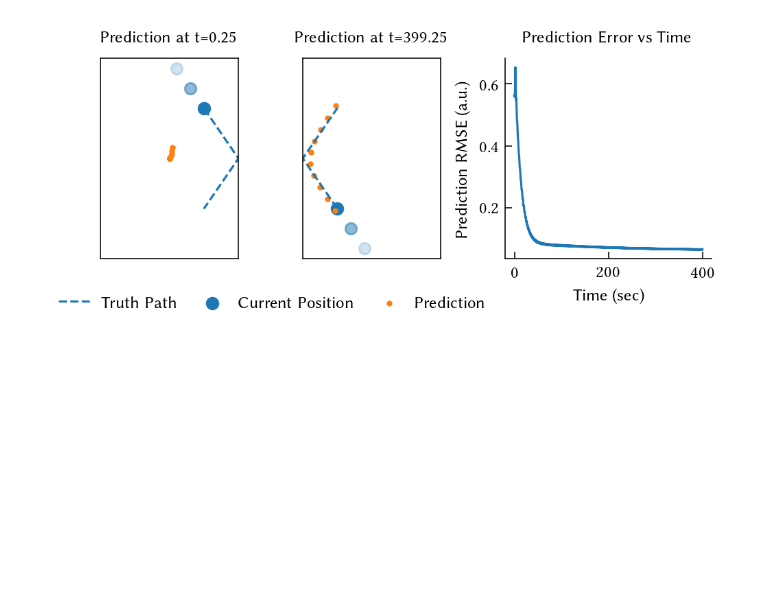
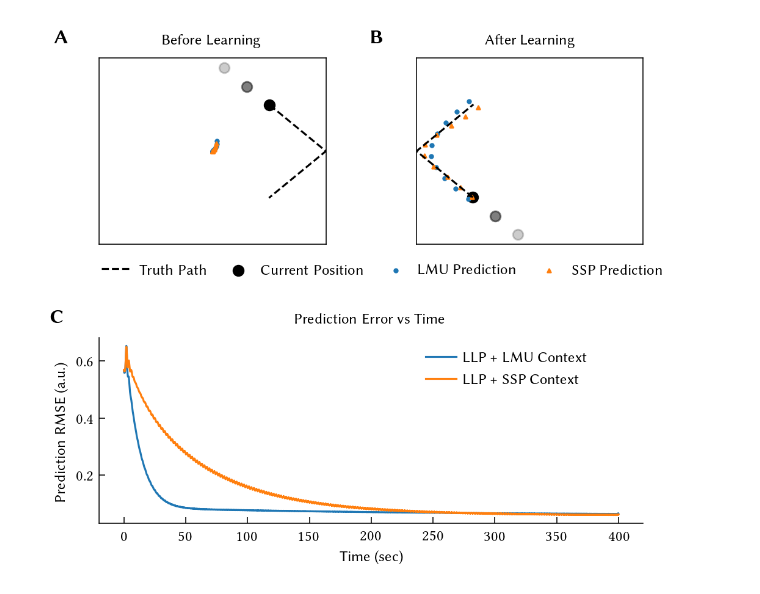
Before and after one commit to ctn-waterloo/brain_sciences_biological_computation_2022, a Jupyter notebook: figures/isolated_llp_ball_example.ipynb, the cells around one changed output. Saved outputs shown, nothing was run; the diff lists cells and outputs as text; code cells hidden in the pictures; blank space fills up the shorter version.

Commit message:
Added code for llp with ssp context

```diff
--- a/figures/isolated_llp_ball_example.ipynb
+++ b/figures/isolated_llp_ball_example.ipynb
@@ -17,7 +17,7 @@ import os.path
 
 import glob
 # %%
-time, env, pred_x, pred_y = predict_llp.run_trial(q=10,theta=0.5,pred_steps=10,duration=400)
+lmu_time, lmu_env, lmu_pred_x, lmu_pred_y = predict_llp.run_trial(q=10,theta=0.5,pred_steps=10,duration=400)
 # %% [output]
 [interactive output not drawn]
 [interactive output not drawn]
@@ -30,0 +24,2 @@ array([  1,  11,  21,  31,  41,  51,  61,  71,  81,  91, 101, 111, 121,
+# %%
+ssp_time, ssp_env, ssp_pred_x, ssp_pred_y = predict_llp_ssp.run_trial(q=10,theta=0.5,pred_steps=10,duration=400)
@@ -59,29 +61,24 @@ max_time = min(time.shape[0], smoothed_errors.shape[0])
 early_idx=250
 late_idx=-750
 
-fig, (ax1, ax2, ax3) = plt.subplots(1, 3,
-                            figsize=(5.75, 1.9),
-                            gridspec_kw={
-                                "wspace": 0.4,
-                                "width_ratios": [1, 1, 1.5]
-                            }
-                            )
+import matplotlib.gridspec as gridspec
+
+fig = plt.figure(figsize=(5.75, 3*1.65), tight_layout=True)
+gs = gridspec.GridSpec(2, 2, wspace=0.4, hspace=0.5, width_ratios=[1,1])
+
+# Figure 1.a - Early Predictions
+
+ax1 = fig.add_subplot(gs[0,0])
+
+ax1.plot(lmu_env[early_idx:early_idx+window,0], lmu_env[early_idx:early_idx+window,1], c='black', ls='--', label='Truth Path')
+ax1.scatter(lmu_env[early_idx,0], lmu_env[early_idx,1],c='black', label='Current Position')
+ax1.scatter(lmu_env[early_idx-100,0], lmu_env[early_idx-100,1], c='black', alpha=0.5)
+ax1.scatter(lmu_env[early_idx-200,0], lmu_env[early_idx-200,1], c='black', alpha=0.2)
+
+ax1.scatter(lmu_pred_x[early_idx,:], lmu_pred_y[early_idx,:], s=4, marker='o', c='tab:blue', label='LMU Prediction')
+ax1.scatter(ssp_pred_x[early_idx,:], ssp_pred_y[early_idx,:], s=4, marker='^', c='tab:orange', label='SSP Prediction')
 
 
-max_steps = 50 * 1000
-line_styles = {0:'solid', 1:'dashed', 2:'dotted', 3:'dashdot'}
-# Figure 1.a - Early Predictions
-
-ax1.plot(env[early_idx:early_idx+window,0], env[early_idx:early_idx+window,1], c='tab:blue', ls='--', label='Truth Path')
-ax1.scatter(env[early_idx,0], env[early_idx,1],c='tab:blue', label='Current Position')
-ax1.scatter(env[early_idx-100,0], env[early_idx-100,1], c='tab:blue', alpha=0.5)
-ax1.scatter(env[early_idx-200,0], env[early_idx-200,1], c='tab:blue', alpha=0.2)
-
-ax1.scatter(pred_x[early_idx,:], pred_y[early_idx,:], s=4, c='tab:orange', label='Prediction')
-
-
-#ax1.set_ylabel('$f(t)$ (a.u.)')
-#ax1.set_xlabel('Sample Number ($n$)')
 ax1.set_xticks([])
 ax1.set_xlim(-1,1)
 
@@ -89,22 +86,35 @@ ax1.set_yticks([])
 ax1.set_ylim(-1,1)
 ax1.spines['right'].set_visible(True)
 ax1.spines['top'].set_visible(True)
-#ax1.set_title(f'Average Regret')
 
-ax1.legend(loc="upper center", ncol=3, bbox_to_anchor=(1.25, -0.1), columnspacing=1.0, handlelength=2, handletextpad=0.5)
-ax1.set_title(f'Prediction at t={early_idx*dt}', x=0.5, y=1., va="bottom")
+ax1.legend(loc="upper center", ncol=4, bbox_to_anchor=(1.25, -0.03), columnspacing=1.0, handlelength=2, handletextpad=0.5)
+ax1.set_title(f'Before Learning', x=0.5, y=1., va="bottom")
+ax1.text(-0.2,
+         1.0555,
+         '\\textbf{A}',
+         fontsize=12,
+         transform=ax1.transAxes,
+         va="bottom")
 
 
 ### Figure 2 -- Late predictions
+ax2 = fig.add_subplot(gs[0,1])
 
 #ax2.plot(time[:max_steps], mean_se[:max_steps] / np.mean(target_vals), label='Prediction Error', ls=line_styles[0])
 
 #ax2.scatter(env[late_idx,0], env[late_idx,1])
-ax2.scatter(env[late_idx,0], env[late_idx,1],c='tab:blue')
-ax2.scatter(env[late_idx-100,0], env[late_idx-100,1], c='tab:blue', alpha=0.5)
-ax2.scatter(env[late_idx-200,0], env[late_idx-200,1], c='tab:blue', alpha=0.2)
-ax2.plot(env[late_idx:late_idx+window,0], env[late_idx:late_idx+window,1], ls='--', label='Ground Truth')
-ax2.scatter(pred_x[late_idx,:], pred_y[late_idx,:], s=4, c='tab:orange', label='Prediction')
+ax2.scatter(lmu_env[late_idx,0], lmu_env[late_idx,1],c='black')
+ax2.scatter(lmu_env[late_idx-100,0], lmu_env[late_idx-100,1], c='black', alpha=0.5)
+ax2.scatter(lmu_env[late_idx-200,0], lmu_env[late_idx-200,1], c='black', alpha=0.2)
+ax2.plot(lmu_env[late_idx:late_idx+window,0], lmu_env[late_idx:late_idx+window,1], c='black', ls='--', label='Ground Truth')
+ax2.scatter(lmu_pred_x[late_idx,:], lmu_pred_y[late_idx,:],
+         s=4,
+         marker='o',
+         c='tab:blue', label='LMU Prediction')
+ax2.scatter(ssp_pred_x[late_idx,:], ssp_pred_y[late_idx,:],
+         s=4,
+         marker='^',
+         c='tab:orange', label='SSP Prediction')
 
 ax2.set_xticks([])
 ax2.set_xlim(-1,1)
@@ -115,17 +125,34 @@ ax2.set_ylim(-1,1)
 ax2.spines['right'].set_visible(True)
 ax2.spines['top'].set_visible(True)
 
-num_steps = env.shape[0]
+num_steps = lmu_env.shape[0]
 #ax2.legend(loc="upper center", ncol=1, bbox_to_anchor=(0.5, 1.1), columnspacing=1.0, handlelength=2, handletextpad=0.5)
-ax2.set_title(f'Prediction at t={(num_steps+late_idx)*dt}', x=0.5, y=1., va="bottom")
+ax2.set_title(f'After Learning', x=0.5, y=1., va="bottom")
+ax2.text(-0.2,
+         1.0555,
+         '\\textbf{B}',
+         fontsize=12,
+         transform=ax2.transAxes,
+         va="bottom")
 
 
 ### Figure 3 -- Reduction
-
-ax3.plot(time[:max_time], smoothed_errors[:max_time])
+ax3 = fig.add_subplot(gs[1, :])
+max_time = min(lmu_max_time, ssp_max_time)
+ax3.plot(lmu_time[:max_time], lmu_smoothed_errors[:max_time], label='LLP + LMU Context')
+ax3.plot(ssp_time[:max_time], ssp_smoothed_errors[:max_time], label='LLP + SSP Context')
 ax3.set_xlabel('Time (sec)')
 ax3.set_ylabel('Prediction RMSE (a.u.)')
 ax3.set_title('Prediction Error vs Time', x=0.5, y=1., va="bottom")
+ax3.text(-0.09,
+         1.0555,
+         '\\textbf{C}',
+         fontsize=12,
+         transform=ax3.transAxes,
+         va="bottom")
+ax3.legend(loc="upper center", ncol=1, bbox_to_anchor=(0.75, 1.), columnspacing=1.0, handlelength=2, handletextpad=0.5)
+
+fig.align_labels()  # same as fig.align_xlabels(); fig.align_ylabels()
 
 
 utils.save(fig, "llp_ball_prediction_figure.pdf")
@@ -136 +166 @@ Optimising PDF and saving to llp_ball_prediction_figure.pdf
-[figure, old version]
+[figure, new version]
```
Also changed, not shown: parts of 5 cells of this notebook, 1 other file.
